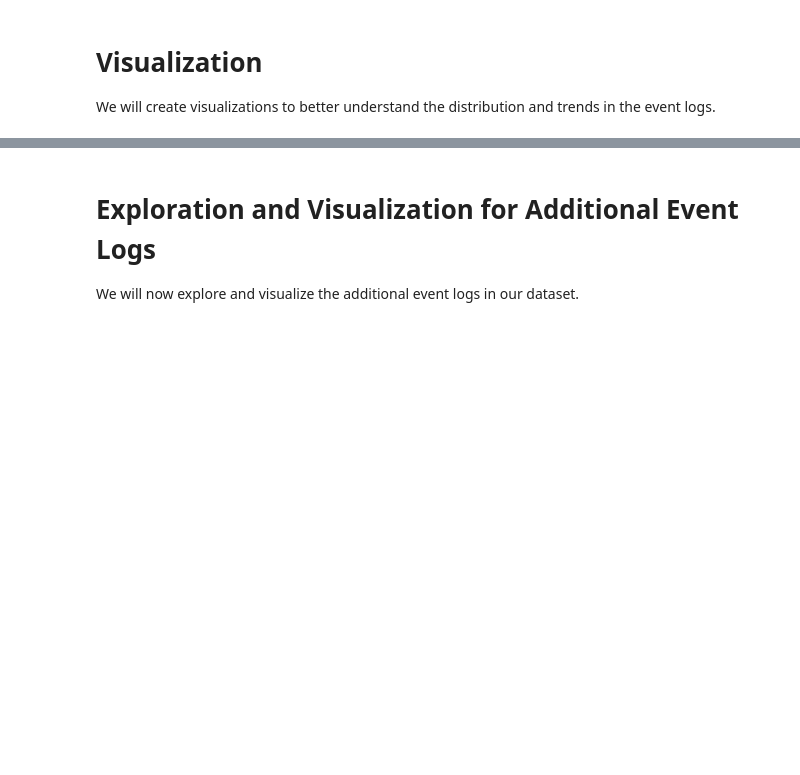
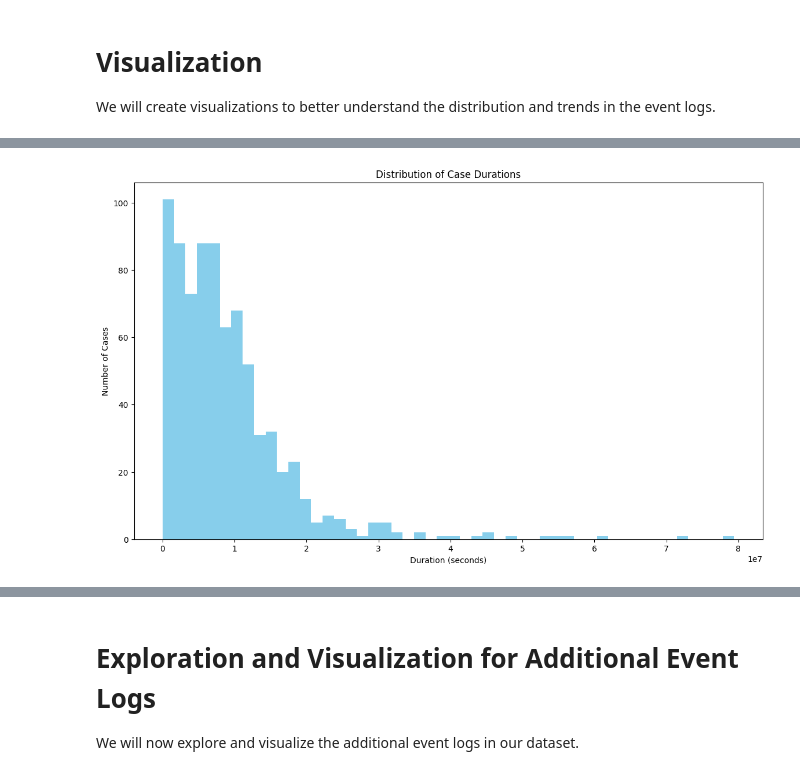
Before and after one commit to collinleiber/LMU_Master_Practical_SoSe24, a Jupyter notebook: practical/ProcessMining/group1/task5/0_data-exploration.ipynb, the cells around one changed output, grey strips where cells are left out. Saved outputs shown, nothing was run; the diff lists cells and outputs as text; code cells hidden in the pictures; blank space fills up the shorter version.

```diff
--- a/practical/ProcessMining/group1/task5/0_data-exploration.ipynb
+++ b/practical/ProcessMining/group1/task5/0_data-exploration.ipynb
@@ -91,0 +95,12 @@ plt.show()
+# %%
+# Case Duration Analysis
+case_duration = df.groupby('case:concept:name')['time:timestamp'].apply(lambda x: (x.max() - x.min()).total_seconds())
+
+plt.figure(figsize=(14, 8))
+plt.hist(case_duration, bins=50, color='skyblue')
+plt.title('Distribution of Case Durations')
+plt.xlabel('Duration (seconds)')
+plt.ylabel('Number of Cases')
+plt.show()
+# %% [output]
+[figure, added]
```
Also changed, not shown: parts of 6 cells of this notebook, 1 other file.
